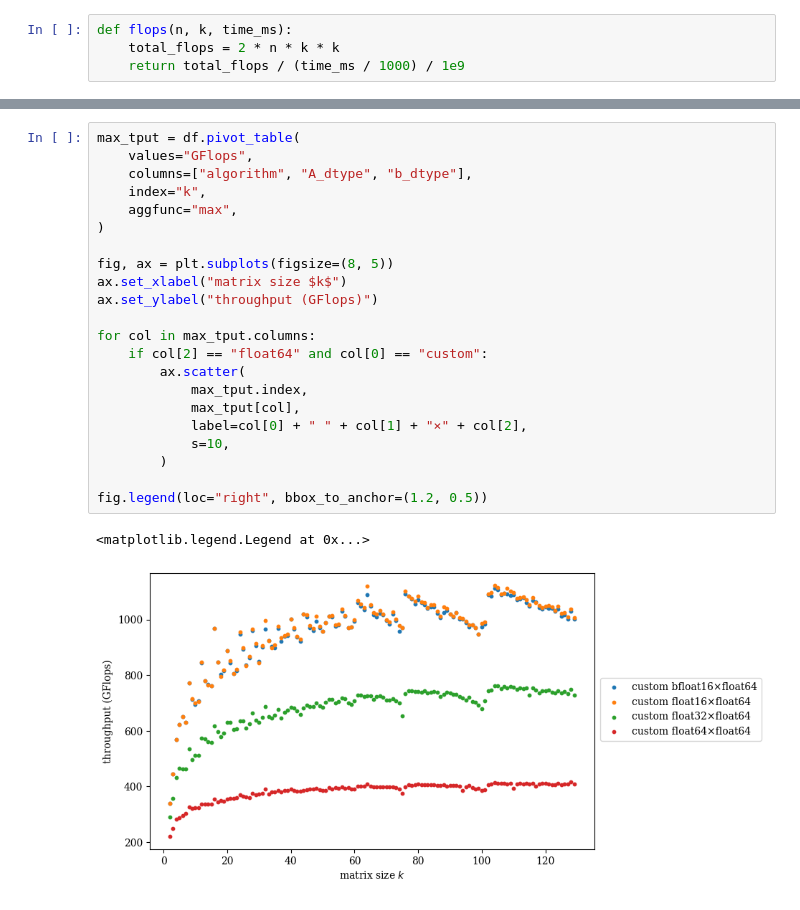
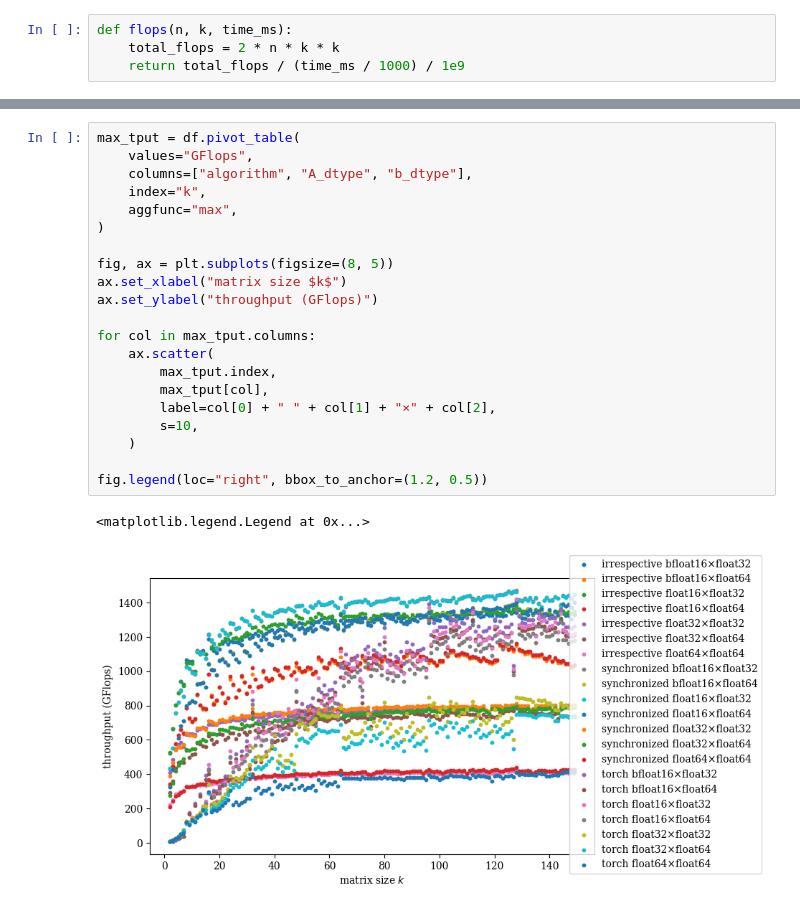
Before and after one commit to mgr0dzicki/dd-solvers, a Jupyter notebook: notebooks/batched_gemv_plots.ipynb, the cells around one changed output, grey strips where cells are left out. Saved outputs shown, nothing was run; the diff lists cells and outputs as text.

```diff
--- a/notebooks/batched_gemv_plots.ipynb
+++ b/notebooks/batched_gemv_plots.ipynb
@@ -128,25 +124,24 @@ fig.legend(ncols=3, loc="upper center", bbox_to_anchor=(0.5, 1.05), columnspacin
 # %%
 max_tput = df.pivot_table(
     values="GFlops",
     columns=["algorithm", "A_dtype", "b_dtype"],
     index="k",
     aggfunc="max",
 )
 
 fig, ax = plt.subplots(figsize=(8, 5))
 ax.set_xlabel("matrix size $k$")
 ax.set_ylabel("throughput (GFlops)")
 
 for col in max_tput.columns:
-    if col[2] == "float64" and col[0] == "custom":
-        ax.scatter(
-            max_tput.index,
-            max_tput[col],
-            label=col[0] + " " + col[1] + "×" + col[2],
-            s=10,
-        )
+    ax.scatter(
+        max_tput.index,
+        max_tput[col],
+        label=col[0] + " " + col[1] + "×" + col[2],
+        s=10,
+    )
 
 fig.legend(loc="right", bbox_to_anchor=(1.2, 0.5))
 # %% [output]
 <matplotlib.legend.Legend at 0x...>
-[figure, old version]
+[figure, new version]
```
Also changed, not shown: parts of 4 cells of this notebook, 7 other files.
